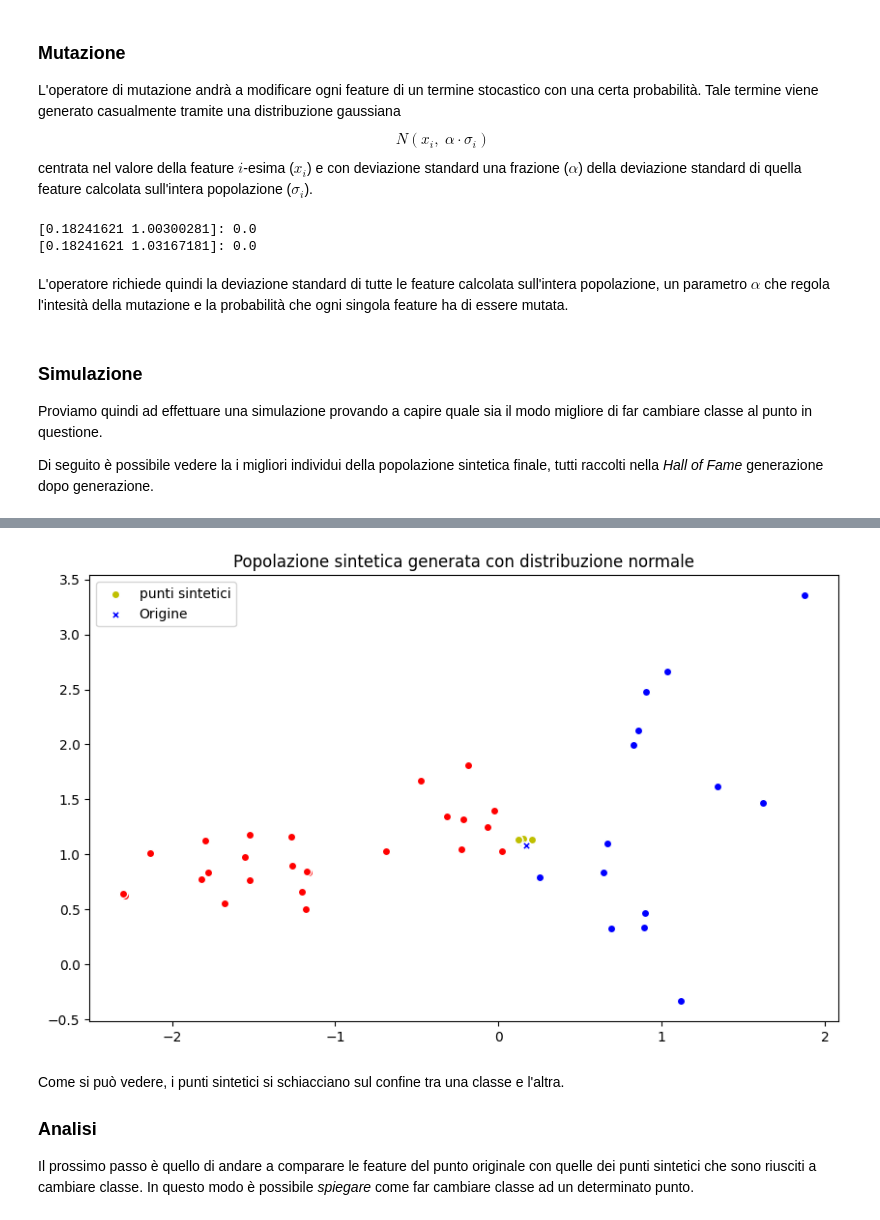
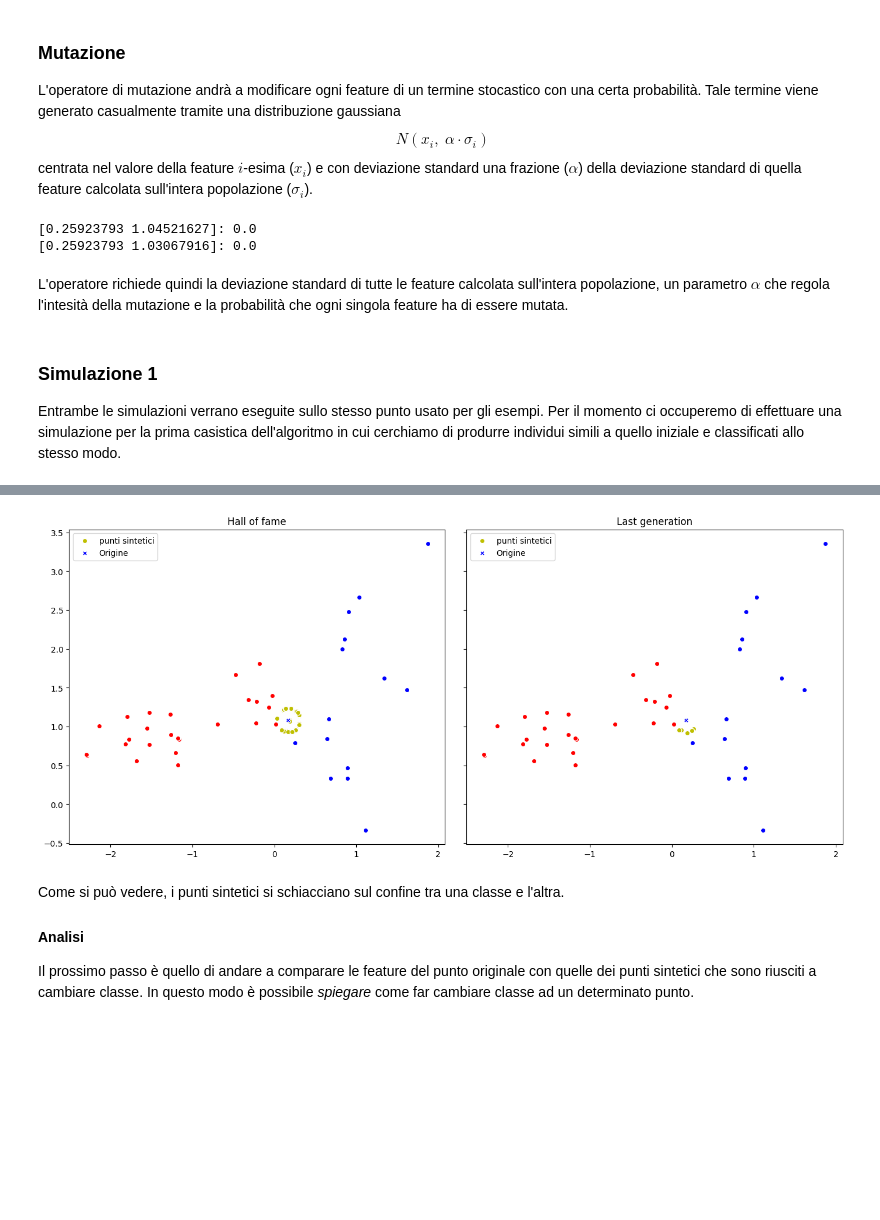
Before and after one commit to FedericoBustaffa/thesis, a Jupyter notebook: src/explain_classifier.ipynb, the cells around one changed output, grey strips where cells are left out. Saved outputs shown, nothing was run; the diff lists cells and outputs as text; code cells hidden in the pictures; blank space fills up the shorter version.

```diff
--- a/src/explain_classifier.ipynb
+++ b/src/explain_classifier.ipynb
@@ -196,10 +196,10 @@ def generate_uniform(point, sigma, alpha: float) -> np.ndarray:
 
 
 toolbox = base.ToolBox()
-toolbox.set_generation(generate_normal, point=point, sigma=sigma, alpha=0.1)
+toolbox.set_generation(generate_normal, point=point, sigma=sigma, alpha=0.15)
 
 # generazione di una popolazione composta da 50 individui
-population = toolbox.generate(50)
+population = toolbox.generate(100)
 synth_points = np.array([i.chromosome for i in population])
 
 plt.figure(figsize=(10, 6))
@@ -306,7 +306,7 @@ def same_evaluate(chromosome, point, classifier, sigma, eps=0.02, alpha=0.8):
 
 
 toolbox.set_weights((-1.0,))
-toolbox.set_evaluation(same_evaluate, point, classifier, sigma, 0.02, 0.8)
+toolbox.set_evaluation(same_evaluate, point, classifier, sigma, 0.02, 0.7)
 population = list(map(toolbox.evaluate, population))
 # %% [markdown]
 Abbiamo quindi una funzione che, oltre quindi a parametri come il punto di
@@ -412,13 +415,21 @@ def other_evaluate(chromosome, point, target, classifier, sigma, eps=0.02, alpha
         distance = distance + epsilon
 
     # compute classification penalty
-    target_class = 1 - alpha if target == synth_class else alpha
+    target_class = 1 - alpha if target == synth_class[0] else alpha
 
     return (target_class * distance,)
 
 
 toolbox.set_weights((-1.0,))
-toolbox.set_evaluation(other_evaluate, point=point, target=(point_class + 1) % 2, classifier=classifier, sigma=sigma, eps=0.02, alpha=0.8)
+toolbox.set_evaluation(
+    other_evaluate,
+    point=point,
+    target=(point_class + 1) % 2,
+    classifier=classifier,
+    sigma=sigma,
+    eps=0.02,
+    alpha=0.7,
+)
 population = list(map(toolbox.evaluate, population))
 # %%
 fig, (ax1, ax2) = plt.subplots(1, 2, sharey=True, figsize=(14, 6))
@@ -509,53 +524,67 @@ print(o1)
 o1 = toolbox.mutate(o1)
 print(o1)
 # %% [output]
-[0.18241621 1.00300281]: 0.0
-[0.18241621 1.03167181]: 0.0
+[0.25923793 1.04521627]: 0.0
+[0.25923793 1.03067916]: 0.0
 # %% [markdown]
 L'operatore richiede quindi la deviazione standard di tutte le feature calcolata
 sull'intera popolazione, un parametro $\alpha$ che regola l'intesità della
 mutazione e la probabilità che ogni singola feature ha di essere mutata.
 # %% [markdown]
-### Simulazione
+### Simulazione 1
 
-Proviamo quindi ad effettuare una simulazione provando a capire quale sia il
-modo migliore di far cambiare classe al punto in questione.
-
-Di seguito è possibile vedere la i migliori individui della popolazione
-sintetica finale, tutti raccolti nella _Hall of Fame_ generazione dopo
-generazione.
+Entrambe le simulazioni verrano eseguite sullo stesso punto usato per gli
+esempi. Per il momento ci occuperemo di effettuare una simulazione per la
+prima casistica dell'algoritmo in cui cerchiamo di produrre individui simili
+a quello iniziale e classificati allo stesso modo.
 # %%
 from ppga import tools, algorithms, log
 
+toolbox.set_evaluation(same_evaluate, point, classifier, sigma, 0.1, 0.7)
 toolbox.set_selection(tools.sel_tournament, tournsize=3)
 
-hof = base.HallOfFame(20)
+hof = base.HallOfFame(50)
 population, stats = algorithms.pelitist(
     toolbox=toolbox,
-    population_size=50,
-    # keep=0.3,
+    population_size=100,
+    keep=0.02,
     cxpb=0.8,
     mutpb=0.2,
     max_generations=50,
     hall_of_fame=hof,
-    log_level=log.INFO
+    log_level=log.INFO,
 )
 
-synth_points = np.array([i.chromosome for i in hof])
+hof_synth_points = np.array([i.chromosome for i in hof])
+pop_synth_points = np.array([i.chromosome for i in population])
 
-plt.figure(figsize=(10, 6))
-plt.title("Popolazione sintetica generata con distribuzione normale")
-plt.scatter(X_test[cls0].T[0], X_test[cls0].T[1], c="r", ec="w")
-plt.scatter(X_test[cls1].T[0], X_test[cls1].T[1], c="b", ec="w")
+fig, (ax1, ax2) = plt.subplots(1, 2, sharey=True, figsize=(14, 6))
+plt.tight_layout()
 
-plt.scatter(
-    synth_points.T[0], synth_points.T[1], c="y", ec="w", label="punti sintetici"
+ax1.set_title("Hall of fame")
+ax1.scatter(X_test[cls0].T[0], X_test[cls0].T[1], c="r", ec="w")
+ax1.scatter(X_test[cls1].T[0], X_test[cls1].T[1], c="b", ec="w")
+
+ax1.scatter(
+    hof_synth_points.T[0], hof_synth_points.T[1], c="y", ec="w", label="punti sintetici"
 )
 
 c = "r" if point_class == 0 else "b"
-plt.scatter(point[0], point[1], c=c, ec="w", marker="X", label="Origine")
+ax1.scatter(point[0], point[1], c=c, ec="w", marker="X", label="Origine")
+ax1.legend()
 
-plt.legend()
+ax2.set_title("Last generation")
+ax2.scatter(X_test[cls0].T[0], X_test[cls0].T[1], c="r", ec="w")
+ax2.scatter(X_test[cls1].T[0], X_test[cls1].T[1], c="b", ec="w")
+
+ax2.scatter(
+    pop_synth_points.T[0], pop_synth_points.T[1], c="y", ec="w", label="punti sintetici"
+)
+
+c = "r" if point_class == 0 else "b"
+ax2.scatter(point[0], point[1], c=c, ec="w", marker="X", label="Origine")
+ax2.legend()
+
 plt.show()
 # %% [output]
 [INFO] CORE:    gen            mean evals/worker
@@ -578,9 +607,9 @@ plt.show()
-[figure, old version]
+[figure, new version]
 # %% [markdown]
 Come si può vedere, i punti sintetici si schiacciano sul confine tra una classe
 e l'altra.
 
-### Analisi
+#### Analisi
 
 Il prossimo passo è quello di andare a comparare le feature del punto originale
 con quelle dei punti sintetici che sono riusciti a cambiare classe. In questo
```
Also changed, not shown: parts of 10 cells of this notebook.
